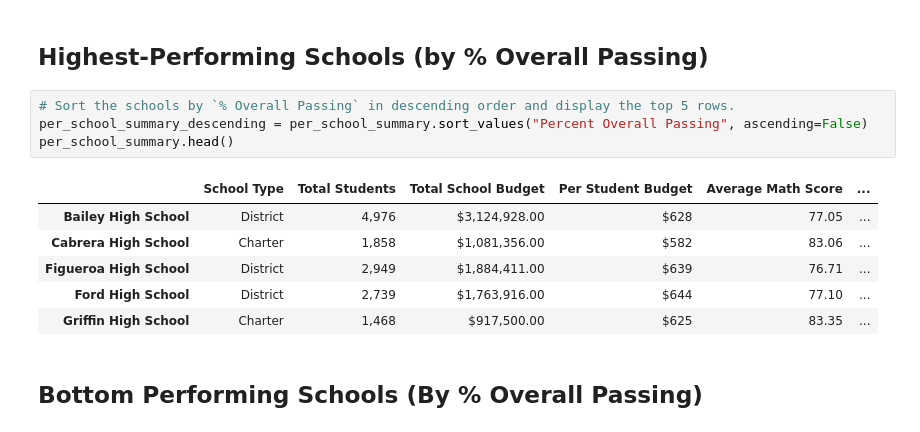
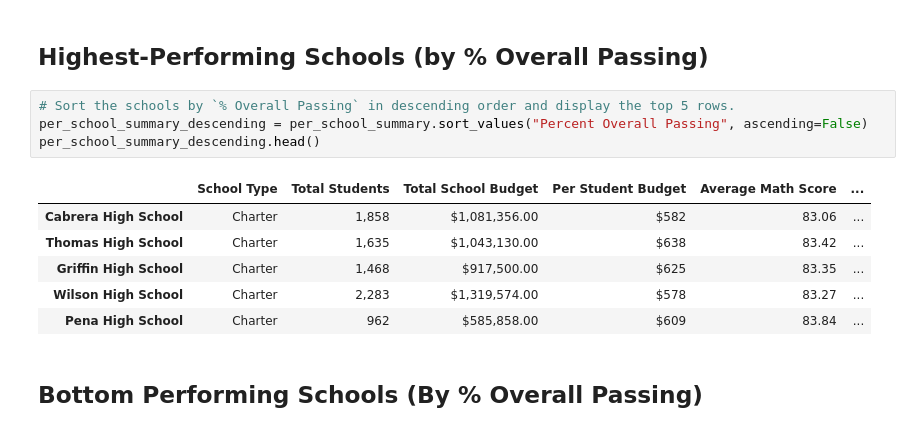
Before and after one commit to AnaGonz2020/PyCitySchools_Analysis, a Jupyter notebook: PyCity_Schools/PyCitySchools_finished.ipynb, the cells around one changed output. Drawn from its saved outputs; the diff is of its cells as text.

```diff
--- a/PyCity_Schools/PyCitySchools_finished.ipynb
+++ b/PyCity_Schools/PyCitySchools_finished.ipynb
@@ -342,14 +342,14 @@ per_school_summary
 # %%
 # Sort the schools by `% Overall Passing` in descending order and display the top 5 rows.
 per_school_summary_descending = per_school_summary.sort_values("Percent Overall Passing", ascending=False)
-per_school_summary.head()
+per_school_summary_descending.head()
 # %% [output]
 |  | School Type | Total Students | Total School Budget | Per Student Budget | Average Math Score | ... |
-| Bailey High School | District | 4,976 | $3,124,928.00 | $628 | 77.05 | ... |
 | Cabrera High School | Charter | 1,858 | $1,081,356.00 | $582 | 83.06 | ... |
-| Figueroa High School | District | 2,949 | $1,884,411.00 | $639 | 76.71 | ... |
-| Ford High School | District | 2,739 | $1,763,916.00 | $644 | 77.10 | ... |
+| Thomas High School | Charter | 1,635 | $1,043,130.00 | $638 | 83.42 | ... |
 | Griffin High School | Charter | 1,468 | $917,500.00 | $625 | 83.35 | ... |
+| Wilson High School | Charter | 2,283 | $1,319,574.00 | $578 | 83.27 | ... |
+| Pena High School | Charter | 962 | $585,858.00 | $609 | 83.84 | ... |
 # %% [markdown]
 ## Bottom Performing Schools (By % Overall Passing)
 # %%
```
Also changed, not shown: parts of 9 cells of this notebook, 2 other files.
